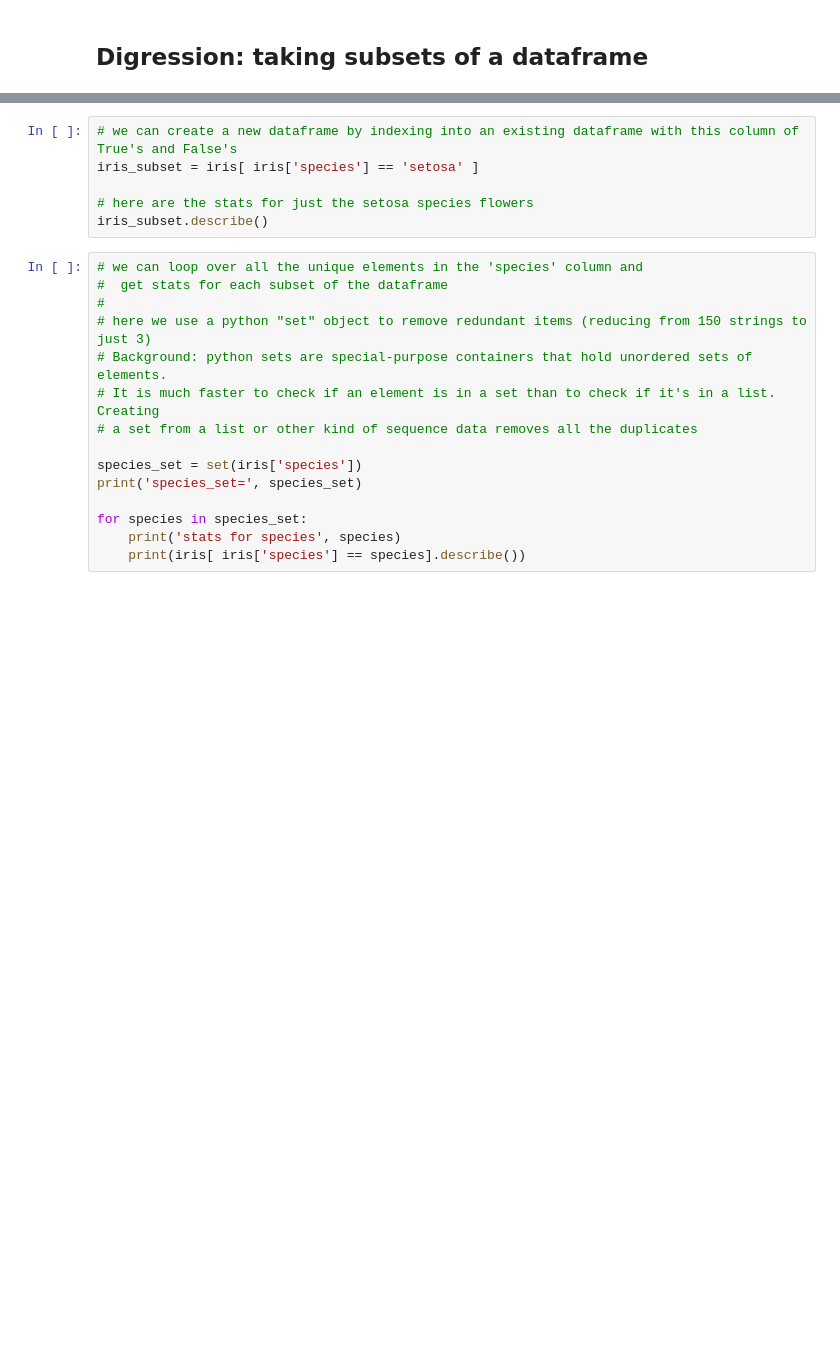
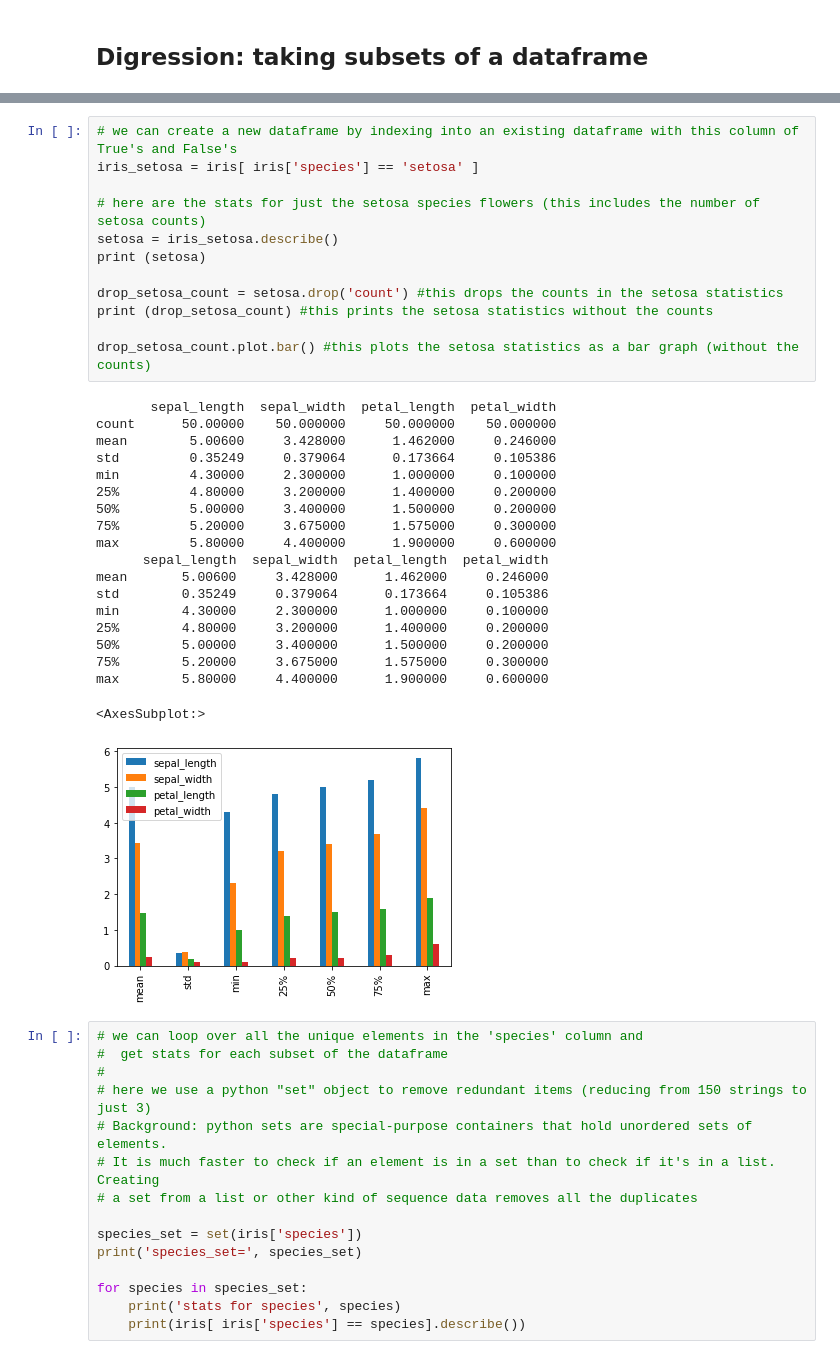
Before and after one commit to coohleencoombes/tfcb-homework05, a Jupyter notebook: homework05/lectures10and11.ipynb, the cells around one changed output, grey strips where cells are left out. Saved outputs shown, nothing was run; the diff lists cells and outputs as text; blank space fills up the shorter version.

```diff
--- a/homework05/lectures10and11.ipynb
+++ b/homework05/lectures10and11.ipynb
@@ -368,9 +455,35 @@ iris['species'] == 'setosa'
 # %%
 # we can create a new dataframe by indexing into an existing dataframe with this column of True's and False's
-iris_subset = iris[ iris['species'] == 'setosa' ]
+iris_setosa = iris[ iris['species'] == 'setosa' ]
 
-# here are the stats for just the setosa species flowers
-iris_subset.describe()
+# here are the stats for just the setosa species flowers (this includes the number of setosa counts)
+setosa = iris_setosa.describe()
+print (setosa)
+
+drop_setosa_count = setosa.drop('count') #this drops the counts in the setosa statistics
+print (drop_setosa_count) #this prints the setosa statistics without the counts
+
+drop_setosa_count.plot.bar() #this plots the setosa statistics as a bar graph (without the counts)
+# %% [output]
+       sepal_length  sepal_width  petal_length  petal_width
+count      50.00000    50.000000     50.000000    50.000000
+mean        5.00600     3.428000      1.462000     0.246000
+std         0.35249     0.379064      0.173664     0.105386
+min         4.30000     2.300000      1.000000     0.100000
+25%         4.80000     3.200000      1.400000     0.200000
+50%         5.00000     3.400000      1.500000     0.200000
+75%         5.20000     3.675000      1.575000     0.300000
+max         5.80000     4.400000      1.900000     0.600000
+      sepal_length  sepal_width  petal_length  petal_width
+mean       5.00600     3.428000      1.462000     0.246000
+std        0.35249     0.379064      0.173664     0.105386
+min        4.30000     2.300000      1.000000     0.100000
+25%        4.80000     3.200000      1.400000     0.200000
+50%        5.00000     3.400000      1.500000     0.200000
+75%        5.20000     3.675000      1.575000     0.300000
+max        5.80000     4.400000      1.900000     0.600000
+<AxesSubplot:>
+[figure, added]
 # %%
 # we can loop over all the unique elements in the 'species' column and
 #  get stats for each subset of the dataframe
```
Also changed, not shown: parts of 14 cells of this notebook, 2 other files.
